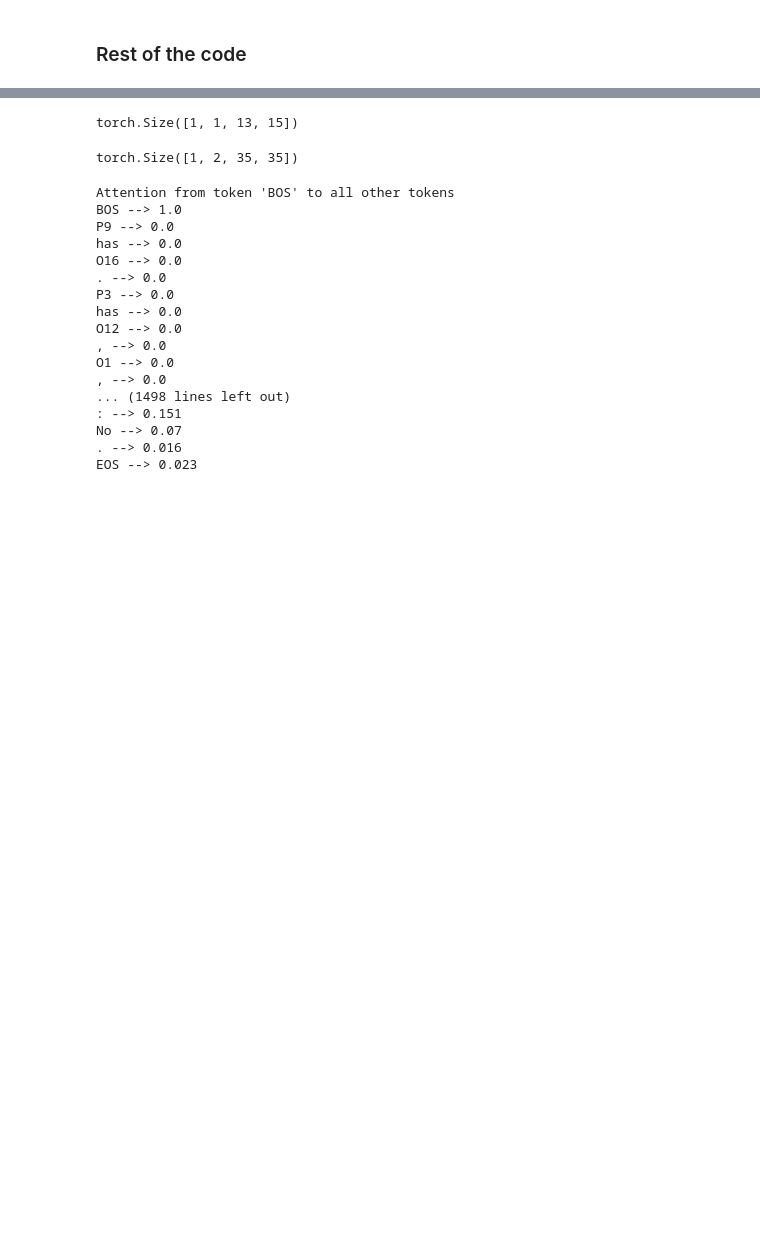
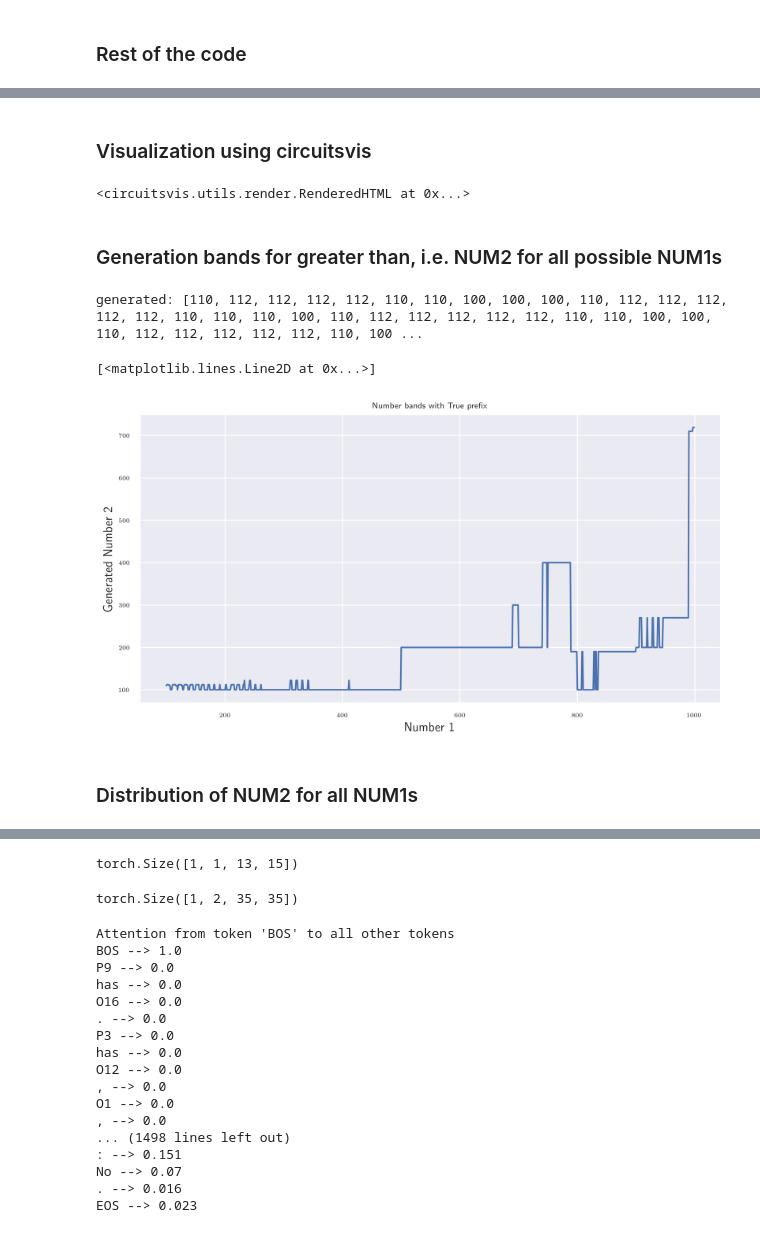
Before and after one commit to mdrpanwar/TransformerLens, a Jupyter notebook: show.ipynb, the cells around one changed output, grey strips where cells are left out. Drawn from its saved outputs; the diff is of its cells as text; code cells hidden in the pictures; blank space fills up the shorter version.

```diff
--- a/show.ipynb
+++ b/show.ipynb
@@ -199,0 +279,17 @@ prediction: =691
+# %%
+
+# text = "403+288=691"
+# text = "234503+671249=905752"
+# text = "234503+671249=8067421"
+text = "999999+999999=8999991"
+
+# text = "876548+671249=8067421"
+# text = "123421+234152=357573"
+# text = "434583+675649=1110232"
+# text = "333333+666666=999999"
+# text = "T101>110"
+# text = tokenizer.bos_token + ' ' + text + ' ' + tokenizer.eos_token
+text = tokenizer.bos_token + text + tokenizer.eos_token
+tokenized_data = tokenizer(text)
+
+tokens = tokenizer.convert_ids_to_tokens(tokenized_data["input_ids"][0].tolist())
@@ -199,0 +312,53 @@ prediction: =691
+# %% [markdown]
+### Visualization using circuitsvis
+# %%
+layer_idx = 0
+# weighted_by_v_norm = False
+
+attention_pattern = output.attentions[layer_idx][0] # batch_size=1 so index by [0]
+
+# if weighted_by_v_norm:
+#     v_vector = cache["v", layer_idx, "attn"]
+#     v_norm = torch.linalg.vector_norm(v_vector, dim=-1)
+#     attention_pattern = attention_pattern * v_norm.transpose(0, 1).unsqueeze(1)
+#     attention_pattern /= 10
+
+# print(f"\nLayer {layer_idx} Head Attention Patterns:")
+cv.attention.attention_patterns(tokens=generated_tokens, attention=attention_pattern)
+# %% [output]
+<circuitsvis.utils.render.RenderedHTML at 0x...>
+# %% [markdown]
+### Generation bands for greater than, i.e. NUM2 for all possible NUM1s
+# %%
+# Generation bands for greater than
+
+prefix="True"
+
+NUM1_range = list(range(100, 1000))
+NUM1_nums = []
+for NUM1 in NUM1_range:
+    text = f"{prefix[0]}{NUM1}>100" # doesn't matter what the second number is
+    text = tokenizer.bos_token + text + tokenizer.eos_token
+    NUM1_nums.append(text)
+
+tokenized_data = tokenizer(NUM1_nums)
+
+generated_output = model.generate(tokenized_data["input_ids"][:,:6].clone().detach(), max_length=14, do_sample=False)
+generated_tokens = [tokenizer.convert_ids_to_tokens(generated_output[i].tolist()) for i in range(len(NUM1_nums))]
+y = [int("".join(toks)[6:-1]) for toks in generated_tokens]
+print("generated:", y)
+
+x = NUM1_range
+
+# plot a lineplot of x vs y with (10, 5) figure size, title "Number bands with True prefix", x label "Number 1", y label "Generated Number 2"
+plt.figure(figsize=(10, 5))
+plt.title(f"Number bands with {prefix} prefix")
+plt.xlabel("Number 1")
+plt.ylabel("Generated Number 2")
+plt.plot(x, y)
+# %% [output]
+generated: [110, 112, 112, 112, 112, 110, 110, 100, 100, 100, 110, 112, 112, 112, 112, 112, 110, 110, 110, 100, 110, 112, 112, 112, 112, 112, 110, 110, 100, 100, 110, 112, 112, 112, 112, 112, 110, 100 ...
+[<matplotlib.lines.Line2D at 0x...>]
+[figure, added]
+# %% [markdown]
+### Distribution of NUM2 for all NUM1s
```
Also changed, not shown: parts of 19 cells of this notebook.
